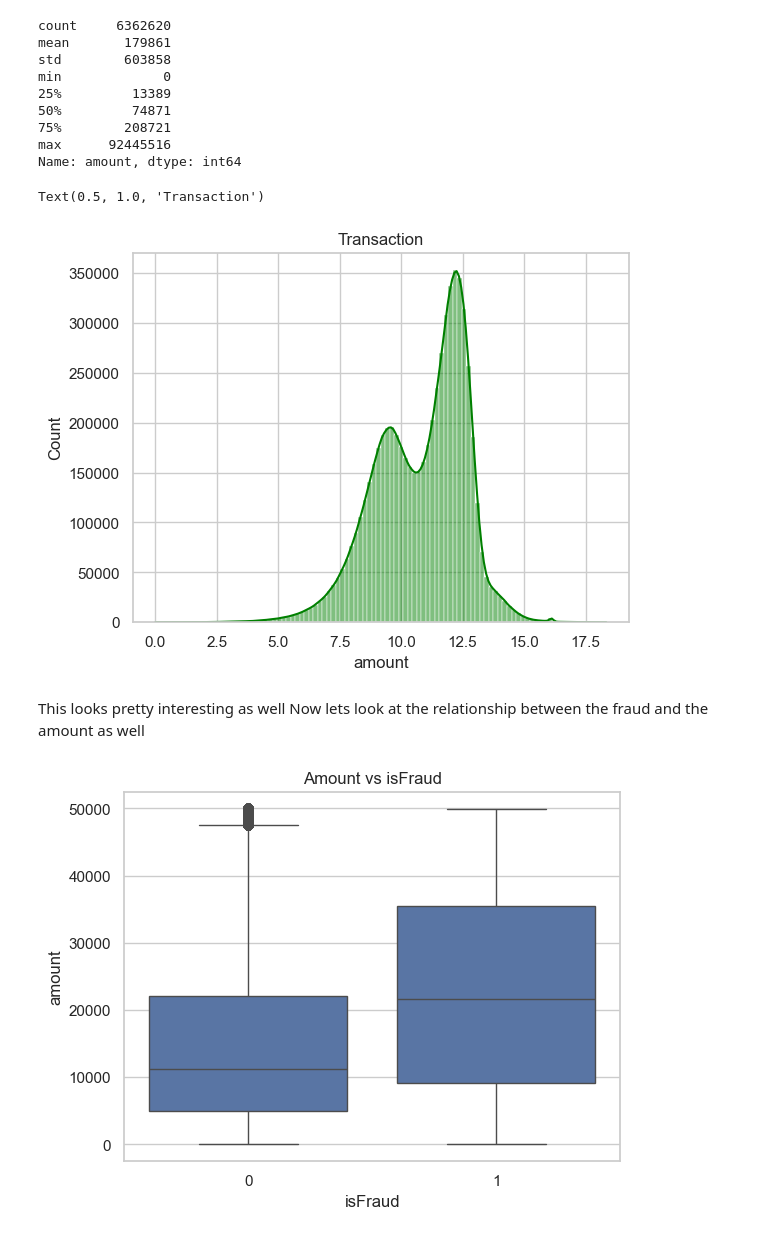
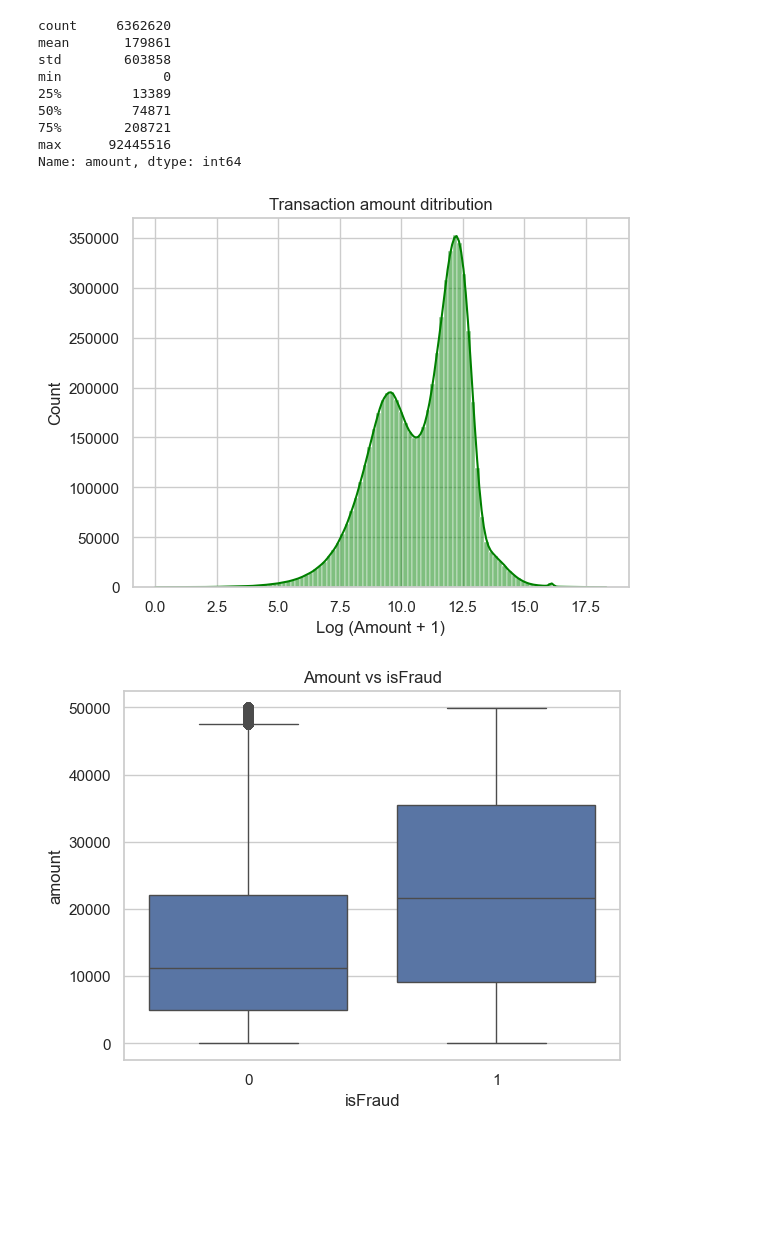
Before and after one commit to Abhidalle/Sentinel-AI, a Jupyter notebook: notebooks/analysis.ipynb, the cells around one changed output. Drawn from its saved outputs; the diff is of its cells as text; code cells hidden in the pictures; blank space fills up the shorter version.

```diff
--- a/notebooks/analysis.ipynb
+++ b/notebooks/analysis.ipynb
@@ -106,13 +106,11 @@ max      92445516
 Name: amount, dtype: int64
 # %%
 sns.histplot(np.log1p(df["amount"]), bins=100, kde=True, color="green")
-plt.title("Transaction")
+plt.title("Transaction amount ditribution")
+plt.xlabel("Log (Amount + 1)")
+plt.show()
 # %% [output]
-Text(0.5, 1.0, 'Transaction')
-[figure, old version]
+[figure, new version]
-# %% [markdown]
-This looks pretty interesting as well
-Now lets look at the relationship between the  fraud and the amount as well
 # %%
 sns.boxplot(data=df[df["amount"]< 50000], x = "isFraud", y="amount")
 plt.title("Amount vs isFraud")
```
Also changed, not shown: parts of 3 cells of this notebook.
